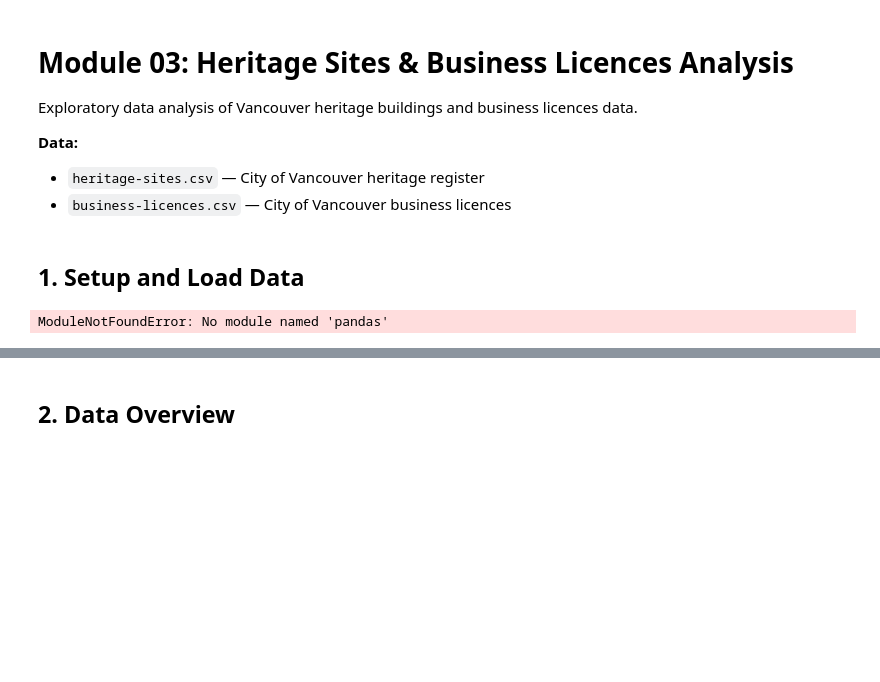
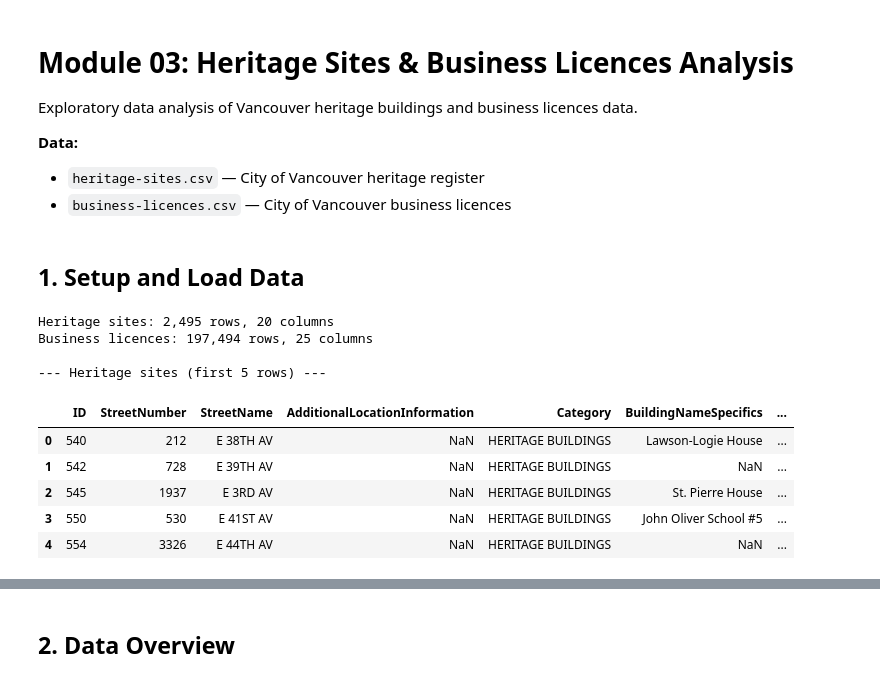
Before and after one commit to NickDulvy/aida-lab-my-work, a Jupyter notebook: module-03/heritage-sites-analysis.ipynb, the cells around one changed output, grey strips where cells are left out. Drawn from its saved outputs; the diff is of its cells as text; code cells hidden in the pictures; blank space fills up the shorter version.

```diff
--- a/module-03/heritage-sites-analysis.ipynb
+++ b/module-03/heritage-sites-analysis.ipynb
@@ -11,7 +13,32 @@ Exploratory data analysis of Vancouver heritage buildings and business licences
 # %%
+import os
 import pandas as pd
 import numpy as np
+import matplotlib
+matplotlib.use('Agg')
 import matplotlib.pyplot as plt
+from IPython.display import Image, display
+
+# Save figures to file and display (fixes Jupyter Lab matplotlib display)
+FIG_DIR = os.path.join(os.getcwd(), 'module-03', 'figures')
+if not os.path.isdir(os.path.join(os.getcwd(), 'module-03')):
+    FIG_DIR = os.path.join(os.getcwd(), 'figures')
+FIG_DIR = os.path.abspath(FIG_DIR)
+os.makedirs(FIG_DIR, exist_ok=True)
+_fig_count = [0]
+from datetime import datetime
+def showfig(name='plot'):
+    fig = plt.gcf()
+    if len(fig.axes) == 0:
+        plt.close(fig)
+        return
+    _fig_count[0] += 1
+    ts = datetime.now().strftime('%Y%m%d_%H%M%S')
+    path = os.path.join(FIG_DIR, 'fig_{:02d}_{}_{}.png'.format(_fig_count[0], name, ts))
+    fig.savefig(path, dpi=120, bbox_inches='tight')
+    display(Image(filename=path))
+    plt.close(fig)
+plt.show = lambda: showfig('plot')
 import seaborn as sns
 from sklearn.preprocessing import StandardScaler, LabelEncoder, OneHotEncoder
 from sklearn.decomposition import PCA
@@ -36,34 +63,43 @@ if FILE_PATH is None and IN_COLAB:
     print('Please upload heritage-sites.csv')
     uploaded = files.upload()
     FILE_PATH = list(uploaded.keys())[0]
 elif FILE_PATH is None:
     raise FileNotFoundError(
         "Could not find heritage-sites.csv. "
         "Ensure the CSV is in module-03/ or run the notebook from the project root."
     )
 
 df = pd.read_csv(FILE_PATH, sep=';')
 print(f'Heritage sites: {len(df):,} rows, {len(df.columns)} columns')
 
 # Load business licences
 BIZ_PATH = None
 for path in ['business-licences.csv', 'module-03/business-licences.csv']:
     if os.path.exists(path):
         BIZ_PATH = path
         break
 if BIZ_PATH is None and IN_COLAB:
     print('Please upload business-licences.csv')
     uploaded = files.upload()
     BIZ_PATH = list(uploaded.keys())[0]
 elif BIZ_PATH is None:
     raise FileNotFoundError("Could not find business-licences.csv")
 df_biz = pd.read_csv(BIZ_PATH, sep=';')
 print(f'Business licences: {len(df_biz):,} rows, {len(df_biz.columns)} columns')
 
 print('\n--- Heritage sites (first 5 rows) ---')
 df.head()
 # %% [output]
-ModuleNotFoundError: No module named 'pandas'
+Heritage sites: 2,495 rows, 20 columns
+Business licences: 197,494 rows, 25 columns
+
+--- Heritage sites (first 5 rows) ---
+|  | ID | StreetNumber | StreetName | AdditionalLocationInformation | Category | BuildingNameSpecifics | ... |
+| 0 | 540 | 212 | E 38TH AV | NaN | HERITAGE BUILDINGS | Lawson-Logie House | ... |
+| 1 | 542 | 728 | E 39TH AV | NaN | HERITAGE BUILDINGS | NaN | ... |
+| 2 | 545 | 1937 | E 3RD AV | NaN | HERITAGE BUILDINGS | St. Pierre House | ... |
+| 3 | 550 | 530 | E 41ST AV | NaN | HERITAGE BUILDINGS | John Oliver School #5 | ... |
+| 4 | 554 | 3326 | E 44TH AV | NaN | HERITAGE BUILDINGS | NaN | ... |
 # %%
 df_biz.head()
 # %% [output]
```
Also changed, not shown: parts of 25 cells of this notebook, 1 other file.
